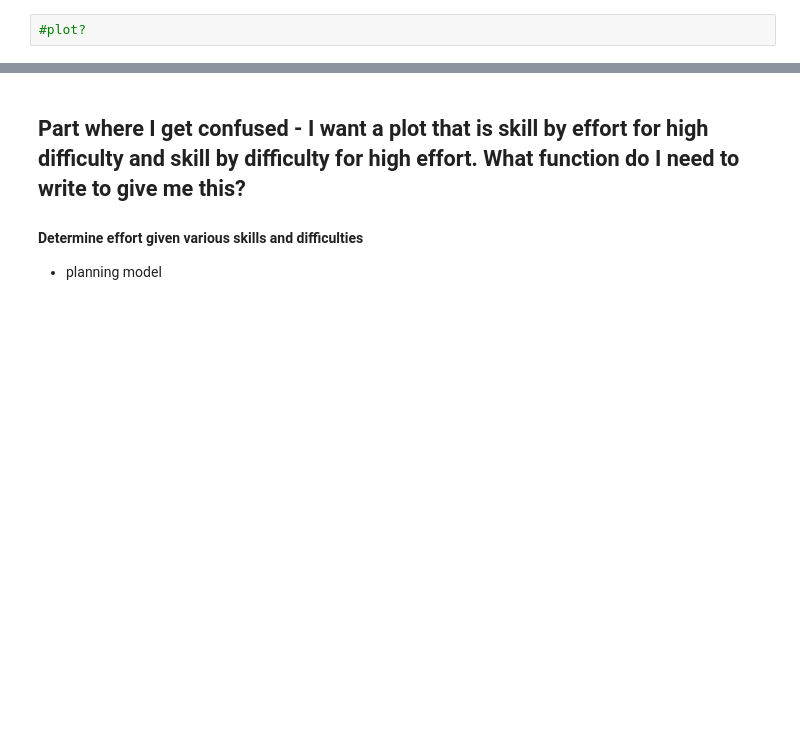
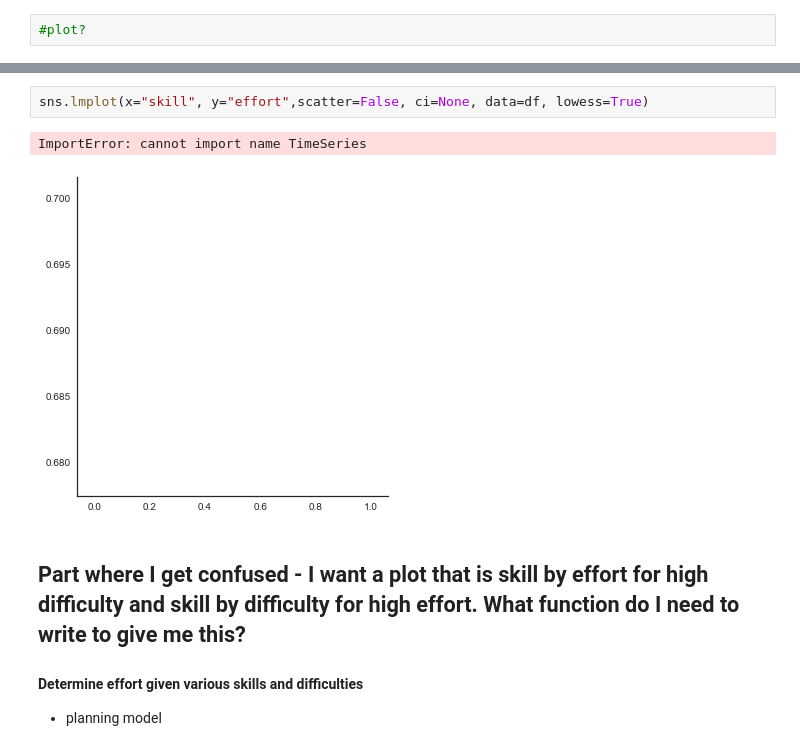
Before and after one commit to jlnrd/Effort, a Jupyter notebook: Effort_optimization_Inferring_Comp.ipynb, the cells around one changed output, grey strips where cells are left out. Drawn from its saved outputs; the diff is of its cells as text; blank space fills up the shorter version.

```diff
--- a/Effort_optimization_Inferring_Comp.ipynb
+++ b/Effort_optimization_Inferring_Comp.ipynb
@@ -344,3 +383,8 @@ df.head()
+# %%
+sns.lmplot(x="skill", y="effort",scatter=False, ci=None, data=df, lowess=True)
+# %% [output]
+ImportError: cannot import name TimeSeries
+[figure, added]
 # %% [markdown]
 ## Part where I get confused - I want a plot that is skill by effort for high difficulty and skill by difficulty for high effort. What function do I need to write to give me this?
 
```
Also changed, not shown: parts of 7 cells of this notebook.
